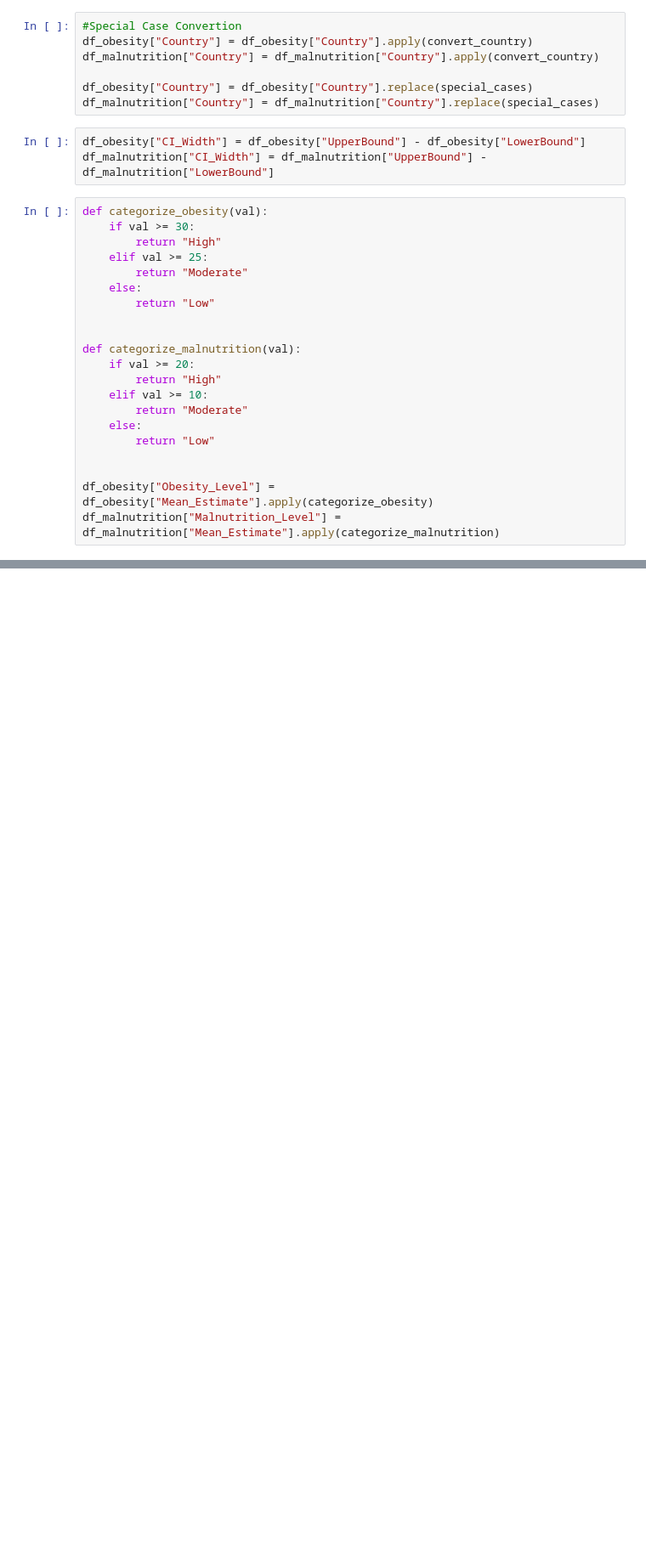
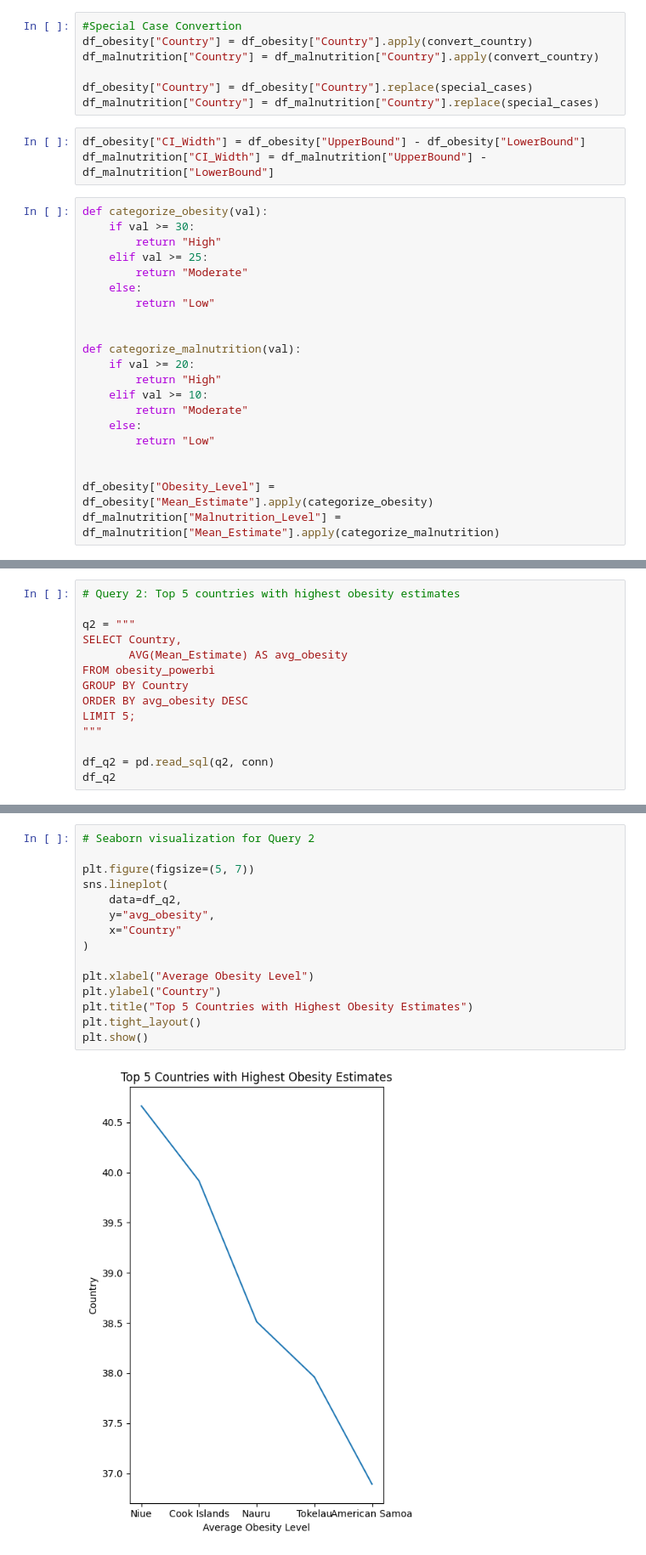
Before and after one commit to rajkumar2698/Nutrition_Paradox, a Jupyter notebook: Nutrition__Paradox.ipynb, the cells around one changed output, grey strips where cells are left out. Shown at 85% size. Drawn from its saved outputs; the diff is of its cells as text; blank space fills up the shorter version.

```diff
--- a/Nutrition__Paradox.ipynb
+++ b/Nutrition__Paradox.ipynb
@@ -635,0 +370,14 @@ ORDER BY o.age_group, o.year;
+# %%
+# Query 2: Top 5 countries with highest obesity estimates
+
+q2 = """
+SELECT Country,
+       AVG(Mean_Estimate) AS avg_obesity
+FROM obesity_powerbi
+GROUP BY Country
+ORDER BY avg_obesity DESC
+LIMIT 5;
+"""
+
+df_q2 = pd.read_sql(q2, conn)
+df_q2
@@ -635,0 +391,17 @@ ORDER BY o.age_group, o.year;
+# %%
+# Seaborn visualization for Query 2
+
+plt.figure(figsize=(5, 7))
+sns.lineplot(
+    data=df_q2,
+    y="avg_obesity",
+    x="Country"
+)
+
+plt.xlabel("Average Obesity Level")
+plt.ylabel("Country")
+plt.title("Top 5 Countries with Highest Obesity Estimates")
+plt.tight_layout()
+plt.show()
+# %% [output]
+[figure, added]
```
Also changed, not shown: parts of 84 cells of this notebook.
